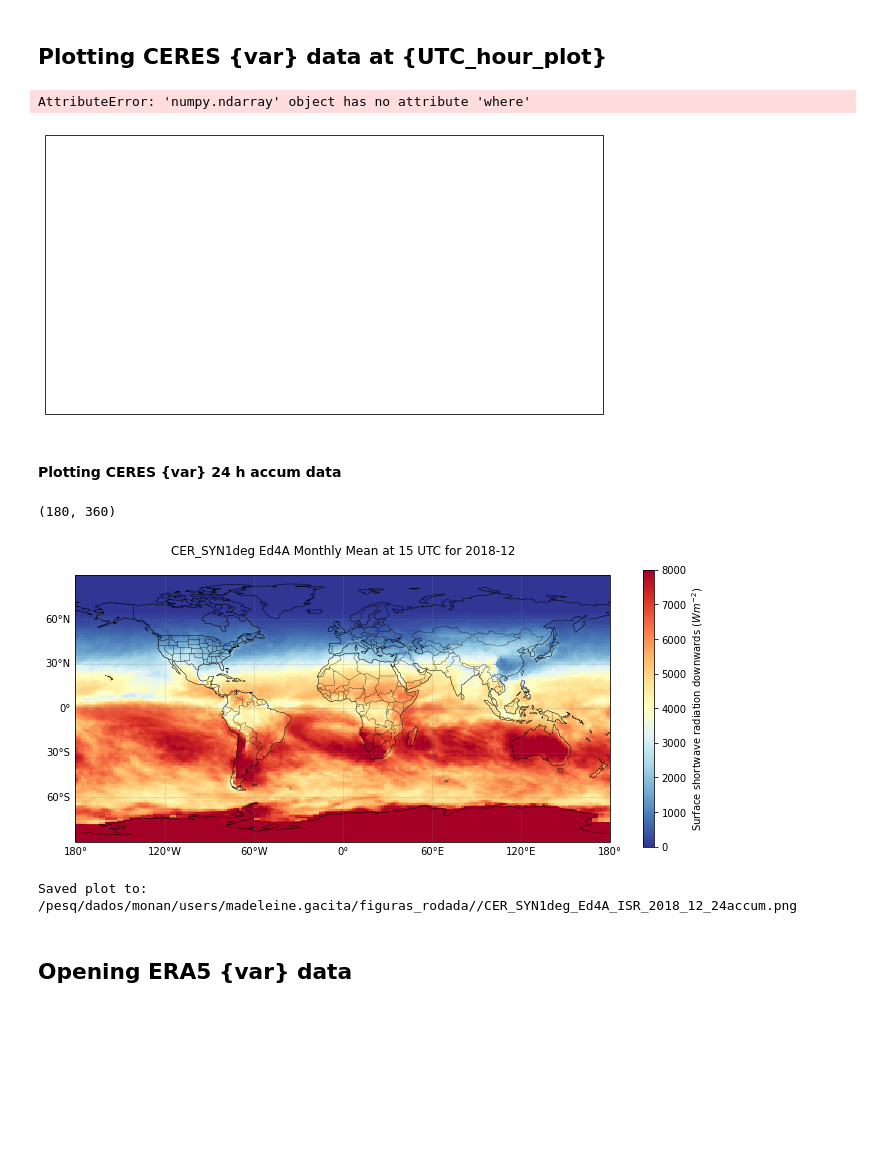
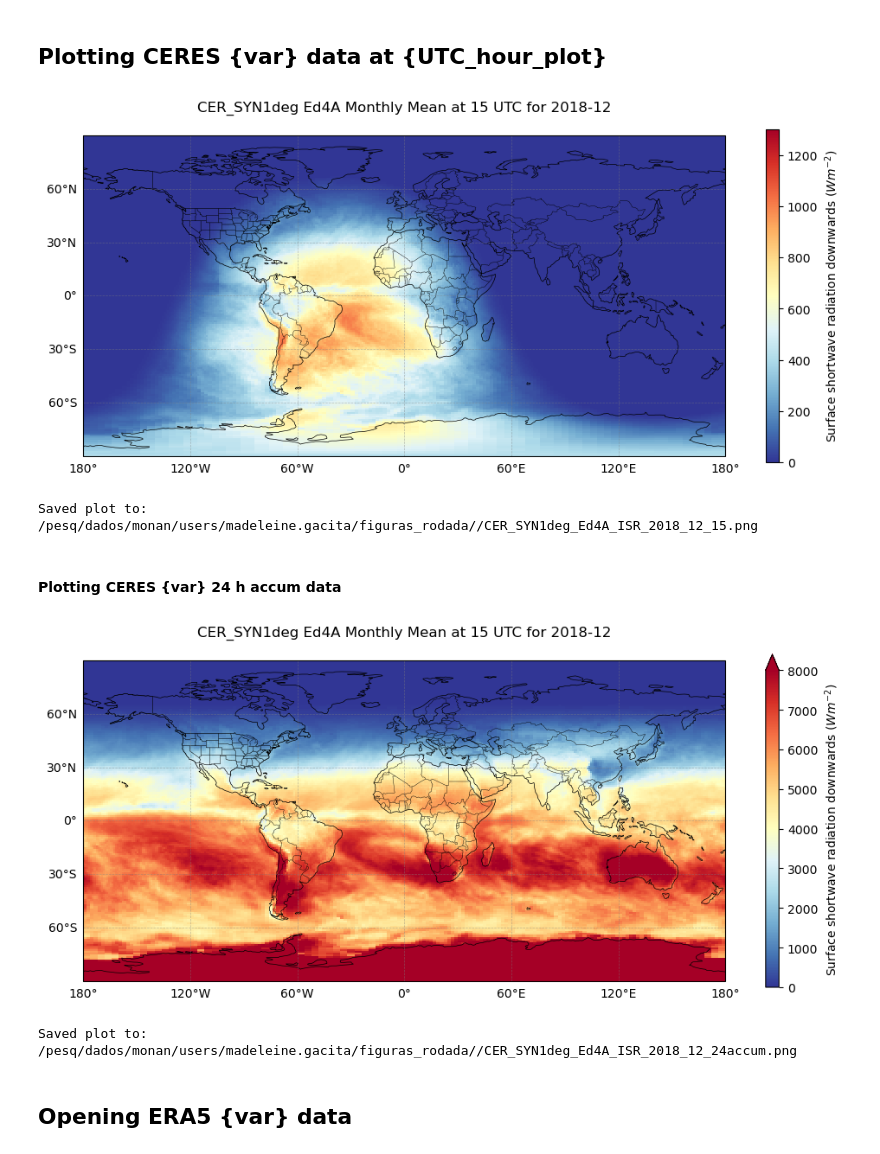
Before and after one commit to msgacita/scripts_download_process_plot, a Jupyter notebook: radiation/compare_rad.ipynb, the cells around one changed output. Saved outputs shown, nothing was run; the diff lists cells and outputs as text; code cells hidden in the pictures; blank space fills up the shorter version.

```diff
--- a/radiation/compare_rad.ipynb
+++ b/radiation/compare_rad.ipynb
@@ -448,54 +519,54 @@ Creating DataSet
 # %%
 fig, ax = plt.subplots(figsize=(10, 8), subplot_kw=dict(projection=ccrs.PlateCarree()))
 
-CER_data_sel_time = CER_data.where(ds_era5['gmt_hr_index'].dt.hour == UTC_hour_plot, drop=True)
+CER_data_sel_time = CER_data_xa.where(CER_data_xa['gmt_hr_index'] == UTC_hour_plot, drop=True)
 
 # Plot the data (sorted by latitude to avoid ValueError)
-im = CER_data_sel_time[flux_var_name].plot(
+im = CER_data_sel_time[ceres_var_name].plot(
     ax=ax,
     cmap='RdYlBu_r',
     vmin=rad_var_dict[var]['vmin'],
     vmax=rad_var_dict[var]['vmax'],
     cbar_kwargs={
         'shrink': 0.5,  # Make colorbar 70% of the plot height
         'aspect': 25,   # Control width (higher = thinner)
         'pad': 0.05,    # Space between plot and colorbar
         'label': f"{rad_var_dict[var]['label']} (${rad_var_dict[var]['unit']}$)"
     }
 )
 
 # Add geographic features
 ax.coastlines(linewidth=0.5)
 ax.add_feature(cfeature.BORDERS, linewidth=0.3)
 ax.add_feature(cfeature.STATES, linewidth=0.2)
 
 # Add gridlines with labels
 gl = ax.gridlines(draw_labels=True, linewidth=0.5, color='gray', alpha=0.5, linestyle='--')
 gl.top_labels = False
 gl.right_labels = False
 gl.xlabel_style = {'size': 10}
 gl.ylabel_style = {'size': 10}
 
 ax.set_title(f"CER_SYN1deg Ed4A Monthly Mean at {UTC_hour_plot} UTC for {year}-{month}", fontsize=12, pad=20)
 
 plt.tight_layout()
 out_png = f"{fig_path}/CER_SYN1deg_Ed4A_{var}_{year}_{month}_{UTC_hour_plot}.png"
 plt.savefig(out_png, dpi=150, bbox_inches='tight')
 plt.show()
 
 print(f"Saved plot to: {out_png}")
 # %% [output]
+[figure, new version]
-AttributeError: 'numpy.ndarray' object has no attribute 'where'
+Saved plot to: /pesq/dados/monan/users/madeleine.gacita/figuras_rodada//CER_SYN1deg_Ed4A_ISR_2018_12_15.png
-[figure, old version]
 # %% [markdown]
 #### Plotting CERES {var} 24 h accum data
 # %%
 fig, ax = plt.subplots(figsize=(10, 8), subplot_kw=dict(projection=ccrs.PlateCarree()))
 
-CER_data_all_time = CER_data.sum(dim='valid_time')
+CER_data_all_time = CER_data_xa[ceres_var_name].sum(dim='gmt_hr_index')
 
 # Plot the data (sorted by latitude to avoid ValueError)
-im = CER_data_all_time[flux_var_name].plot(
+im = CER_data_all_time.plot(
     ax=ax,
     cmap='RdYlBu_r',
     vmin=rad_var_dict[var]['24vmin'],
@@ -529,9 +600,8 @@ plt.show()
 
 print(f"Saved plot to: {out_png}")
 # %% [output]
+[figure, new version]
-(180, 360)
+Saved plot to: /pesq/dados/monan/users/madeleine.gacita/figuras_rodada//CER_SYN1deg_Ed4A_ISR_2018_12_24accum.png
-[figure, old version]
-Saved plot to: /pesq/dados/monan/users/madeleine.gacita/figuras_rodada//CER_SYN1deg_Ed4A_ISR_2018_12_24accum.png
 # %% [markdown]
 ## Opening ERA5 {var} data
 # %%
```
Also changed, not shown: parts of 16 cells of this notebook, 7 other files.
